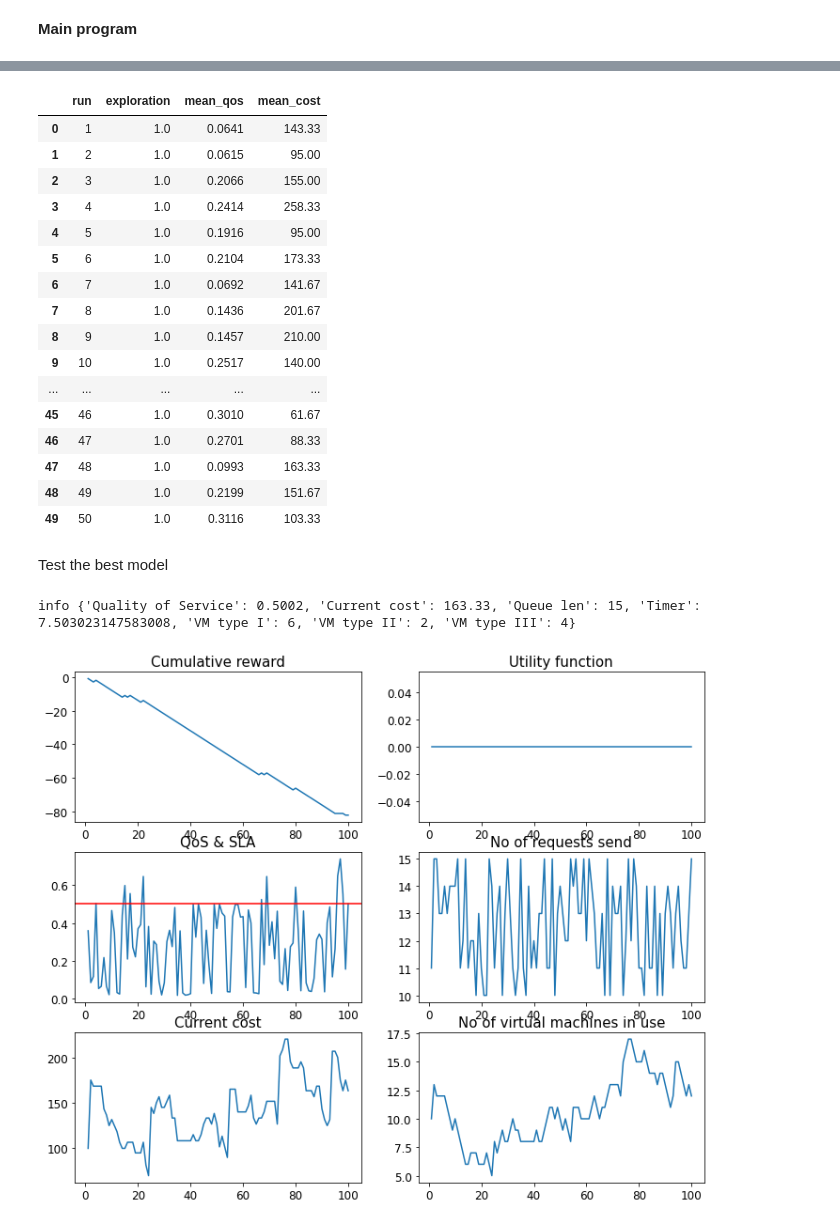
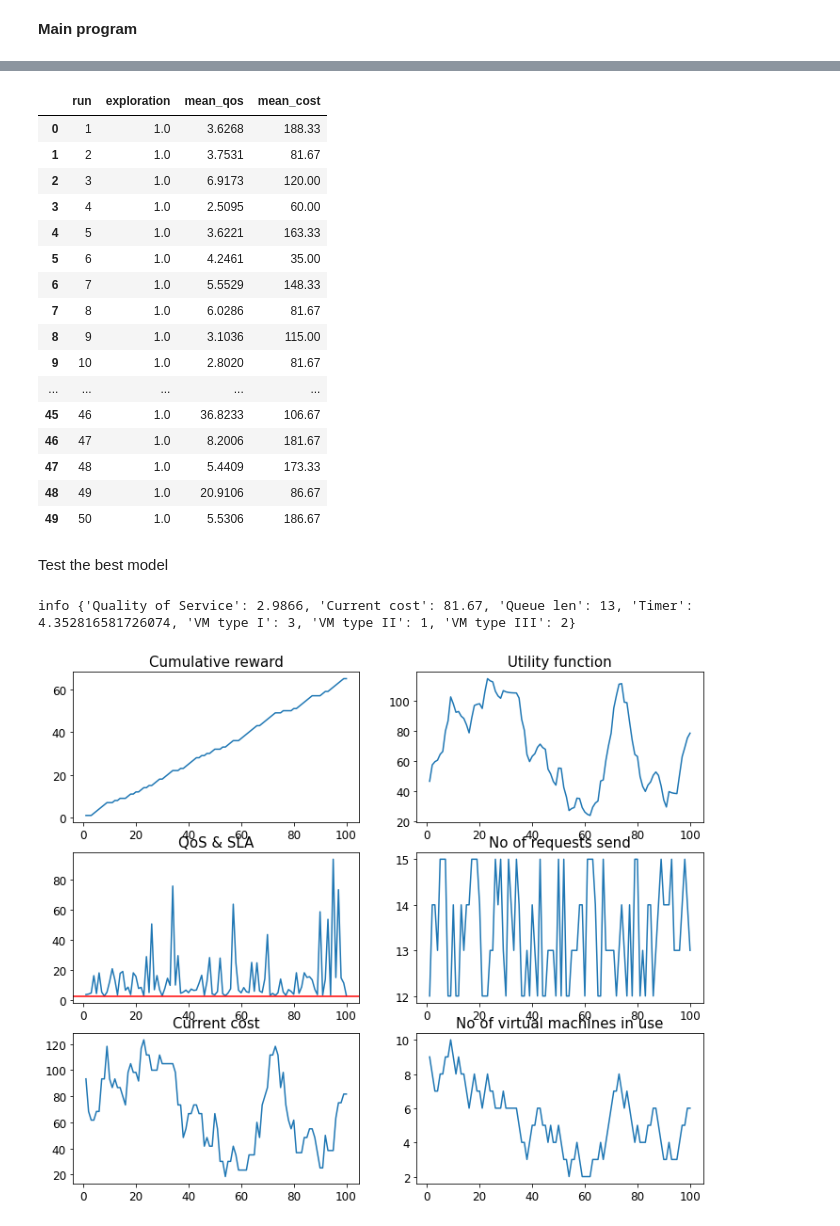
Before and after one commit to dkapczynska/Resource_management_RL, a Jupyter notebook: 05.Double_Deep_Q_Learning.ipynb, the cells around one changed output, grey strips where cells are left out. Drawn from its saved outputs; the diff is of its cells as text; code cells hidden in the pictures.

```diff
--- a/05.Double_Deep_Q_Learning.ipynb
+++ b/05.Double_Deep_Q_Learning.ipynb
@@ -32,7 +32,7 @@ warnings.filterwarnings("ignore")
 TEST_EPISODES = 10
 
 # SIM PARAMETERS
-SLA = 0.5
+SLA = 2.5
 VM_TYPE1 = 5
 VM_TYPE2 = 3
 VM_TYPE3 = 1
@@ -395,22 +395,22 @@ Run: 50, Exploration:  1.000, Average reward: -0.7, Mean quality of service:  0.
 last_run
 # %% [output]
 |  | run | exploration | mean_qos | mean_cost |
-| 0 | 1 | 1.0 | 0.0641 | 143.33 |
-| 1 | 2 | 1.0 | 0.0615 | 95.00 |
-| 2 | 3 | 1.0 | 0.2066 | 155.00 |
-| 3 | 4 | 1.0 | 0.2414 | 258.33 |
-| 4 | 5 | 1.0 | 0.1916 | 95.00 |
-| 5 | 6 | 1.0 | 0.2104 | 173.33 |
-| 6 | 7 | 1.0 | 0.0692 | 141.67 |
-| 7 | 8 | 1.0 | 0.1436 | 201.67 |
-| 8 | 9 | 1.0 | 0.1457 | 210.00 |
-| 9 | 10 | 1.0 | 0.2517 | 140.00 |
+| 0 | 1 | 1.0 | 3.6268 | 188.33 |
+| 1 | 2 | 1.0 | 3.7531 | 81.67 |
+| 2 | 3 | 1.0 | 6.9173 | 120.00 |
+| 3 | 4 | 1.0 | 2.5095 | 60.00 |
+| 4 | 5 | 1.0 | 3.6221 | 163.33 |
+| 5 | 6 | 1.0 | 4.2461 | 35.00 |
+| 6 | 7 | 1.0 | 5.5529 | 148.33 |
+| 7 | 8 | 1.0 | 6.0286 | 81.67 |
+| 8 | 9 | 1.0 | 3.1036 | 115.00 |
+| 9 | 10 | 1.0 | 2.8020 | 81.67 |
 | ... | ... | ... | ... | ... |
-| 45 | 46 | 1.0 | 0.3010 | 61.67 |
-| 46 | 47 | 1.0 | 0.2701 | 88.33 |
-| 47 | 48 | 1.0 | 0.0993 | 163.33 |
-| 48 | 49 | 1.0 | 0.2199 | 151.67 |
-| 49 | 50 | 1.0 | 0.3116 | 103.33 |
+| 45 | 46 | 1.0 | 36.8233 | 106.67 |
+| 46 | 47 | 1.0 | 8.2006 | 181.67 |
+| 47 | 48 | 1.0 | 5.4409 | 173.33 |
+| 48 | 49 | 1.0 | 20.9106 | 86.67 |
+| 49 | 50 | 1.0 | 5.5306 | 186.67 |
 # %% [markdown]
 Test the best model
 # %%
@@ -423,10 +423,10 @@ sim = Sim(sla = SLA,
               alpha = ALPHA,
               beta = BETA)
 
-obs = sim.reset()
-done = False
+state = sim.reset()
+state = np.reshape(state, [1, 1])
 
-#
+# lists for results
 culumative_reward = 0
 step = 0
 value = []
@@ -437,16 +437,17 @@ cost_lst = []
 no_of_vm_lst = []
 steps_lst = []
 
+
 while True:
             # Get action to take (se eval mode to avoid dropout layers)
             best_net.eval()
-            action = best_net.act(0)
+            action = best_net.act(state)
             # Act
             state_next, reward, terminal, info = sim.step(action)
             # Reshape state into 2D array with state observations as first 'row'
-            state_next = np.reshape(state_next, [1, 1])
+            state_next_re = np.reshape(state_next, [1, 1])
             # Update state
-            state = state_next
+            state = state_next_re
 
             # save the resuls
             culumative_reward+=reward
@@ -454,7 +455,7 @@ while True:
             value.append(culumative_reward)
             steps_lst.append(step)
             quality_of_service.append(info['Quality of Service'])
-            utility_function.append(obs)
+            utility_function.append(state_next)
             cost_lst.append(info['Current cost'])
             no_of_vm_lst.append(info['VM type I'] + info['VM type II'] + info['VM type III'])
             queue_len.append(info['Queue len'])
@@ -463,15 +464,15 @@ while True:
                 print('info', info)
                 break
 # %% [output]
-info {'Quality of Service': 0.5002, 'Current cost': 163.33, 'Queue len': 15, 'Timer': 7.503023147583008, 'VM type I': 6, 'VM type II': 2, 'VM type III': 4}
+info {'Quality of Service': 2.9866, 'Current cost': 81.67, 'Queue len': 13, 'Timer': 4.352816581726074, 'VM type I': 3, 'VM type II': 1, 'VM type III': 2}
 # %%
 viz_performance(cumulative_reward=value,
-               utility_function=utility_function,
+               utility_function=np.reshape(utility_function, [100,]),
                qos=quality_of_service,
                queue_len=queue_len,
                cost = cost_lst,
                no_of_vm = no_of_vm_lst,
                steps=steps_lst,
                sla=SLA)
 # %% [output]
-[figure, old version]
+[figure, new version]
```
Also changed, not shown: parts of 2 cells of this notebook.
